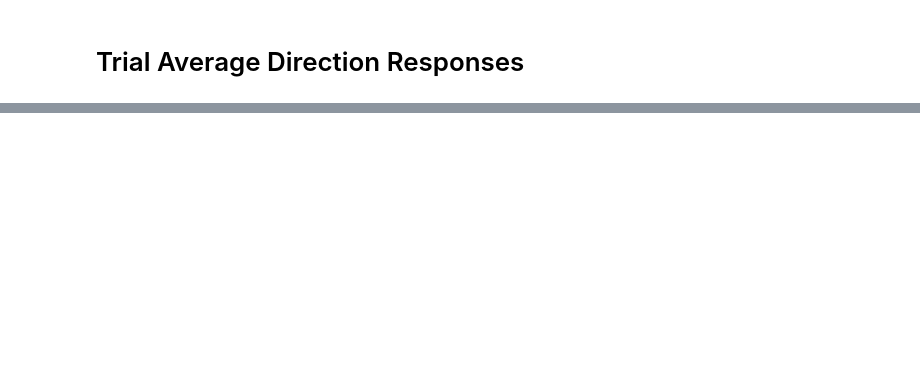
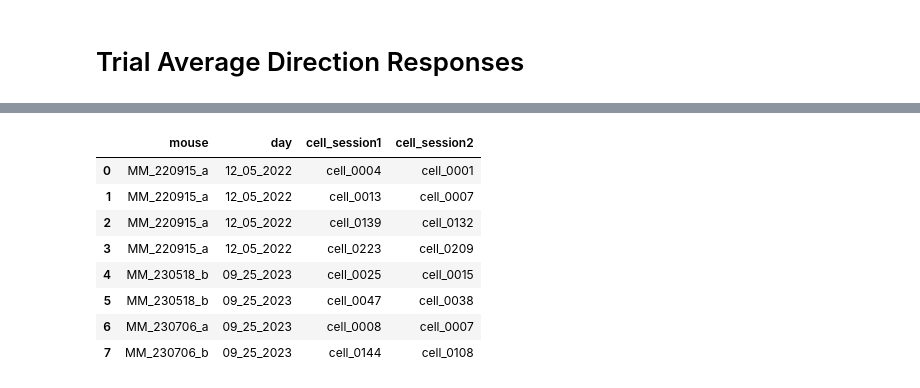
Before and after one commit to drguggiana/prey_capture, a Jupyter notebook: notebooks/thesis_figure_nbs/cherry_picked_cells.ipynb, the cells around one changed output, grey strips where cells are left out. Saved outputs shown, nothing was run; the diff lists cells and outputs as text; code cells hidden in the pictures; blank space fills up the shorter version.

```diff
--- a/notebooks/thesis_figure_nbs/cherry_picked_cells.ipynb
+++ b/notebooks/thesis_figure_nbs/cherry_picked_cells.ipynb
@@ -441,0 +468,12 @@ df.iloc[idx_list, :][['fit_osi_fixed', 'fit_osi_free', 'fit_dsi_fixed', 'fit_dsi
+# %%
+df[['mouse', 'day', f'cell_{session_shorthand[0]}', f'cell_{session_shorthand[1]}']]
+# %% [output]
+|  | mouse | day | cell_session1 | cell_session2 |
+| 0 | MM_220915_a | 12_05_2022 | cell_0004 | cell_0001 |
+| 1 | MM_220915_a | 12_05_2022 | cell_0013 | cell_0007 |
+| 2 | MM_220915_a | 12_05_2022 | cell_0139 | cell_0132 |
+| 3 | MM_220915_a | 12_05_2022 | cell_0223 | cell_0209 |
+| 4 | MM_230518_b | 09_25_2023 | cell_0025 | cell_0015 |
+| 5 | MM_230518_b | 09_25_2023 | cell_0047 | cell_0038 |
+| 6 | MM_230706_a | 09_25_2023 | cell_0008 | cell_0007 |
+| 7 | MM_230706_b | 09_25_2023 | cell_0144 | cell_0108 |
```
Also changed, not shown: parts of 15 cells of this notebook, 1 other file.
